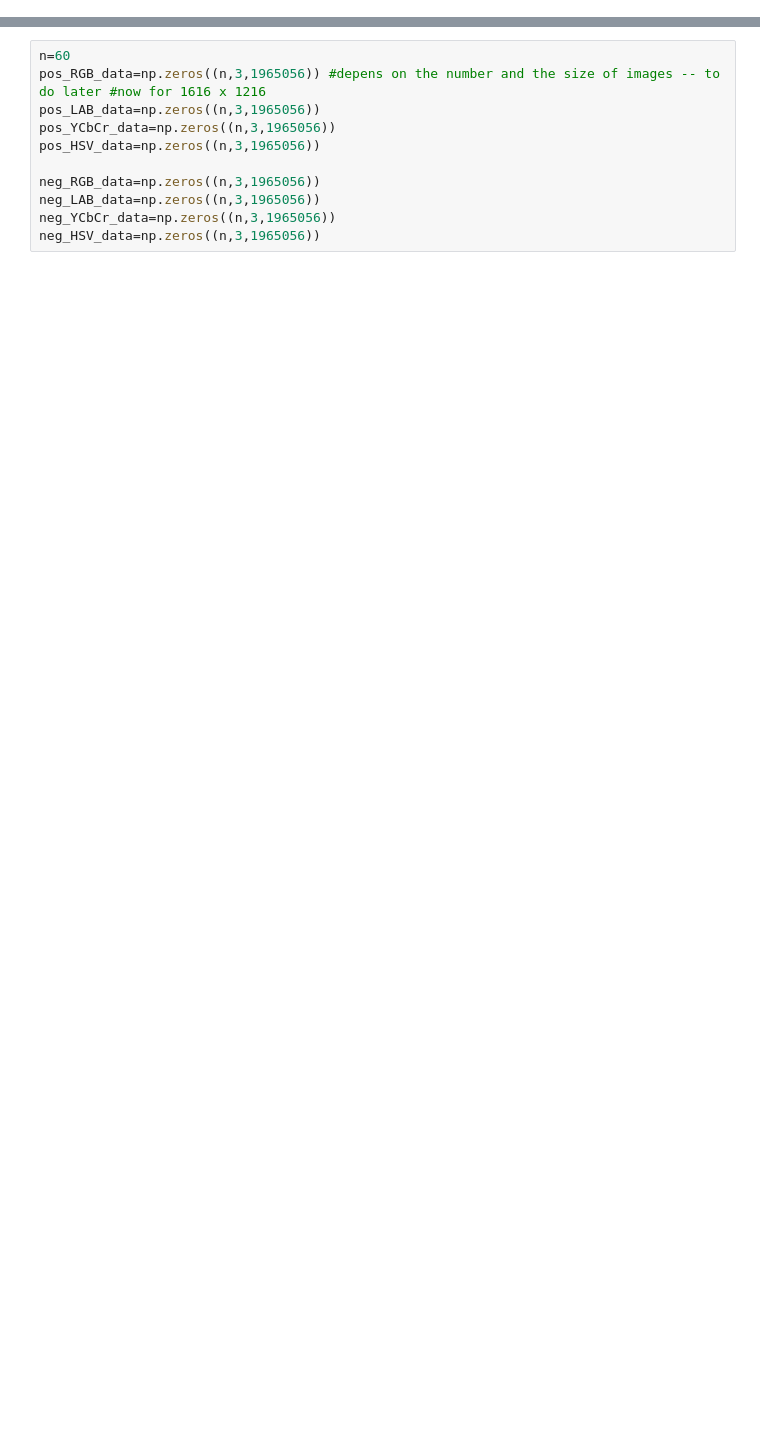
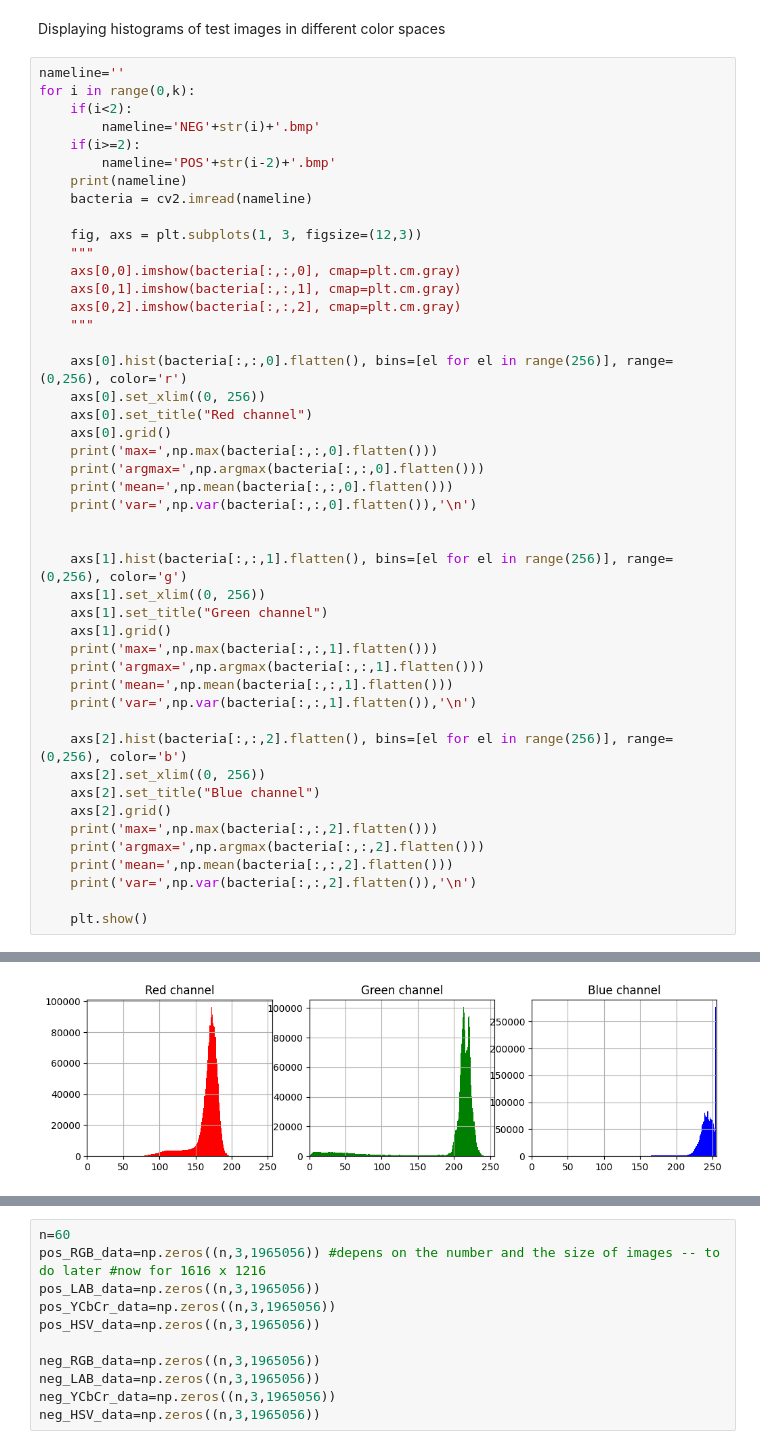
Before and after one commit to vrklkv/bacteria-classification, a Jupyter notebook: classification_research.ipynb, the cells around one changed output, grey strips where cells are left out. Cells and saved outputs as stored; diff of their text form; blank space fills up the shorter version.

```diff
--- a/classification_research.ipynb
+++ b/classification_research.ipynb
@@ -12,0 +37,49 @@ import cv2
+# %% [markdown]
+Displaying histograms of test images in different color spaces
+# %%
+nameline=''
+for i in range(0,k):
+    if(i<2):
+        nameline='NEG'+str(i)+'.bmp'
+    if(i>=2):
+        nameline='POS'+str(i-2)+'.bmp'
+    print(nameline)
+    bacteria = cv2.imread(nameline)
+
+    fig, axs = plt.subplots(1, 3, figsize=(12,3))
+    """
+    axs[0,0].imshow(bacteria[:,:,0], cmap=plt.cm.gray)
+    axs[0,1].imshow(bacteria[:,:,1], cmap=plt.cm.gray)
+    axs[0,2].imshow(bacteria[:,:,2], cmap=plt.cm.gray)
+    """
+
+    axs[0].hist(bacteria[:,:,0].flatten(), bins=[el for el in range(256)], range=(0,256), color='r')
+    axs[0].set_xlim((0, 256))
+    axs[0].set_title("Red channel")
+    axs[0].grid()
+    print('max=',np.max(bacteria[:,:,0].flatten()))
+    print('argmax=',np.argmax(bacteria[:,:,0].flatten()))
+    print('mean=',np.mean(bacteria[:,:,0].flatten()))
+    print('var=',np.var(bacteria[:,:,0].flatten()),'\n')
+
+
+    axs[1].hist(bacteria[:,:,1].flatten(), bins=[el for el in range(256)], range=(0,256), color='g')
+    axs[1].set_xlim((0, 256))
+    axs[1].set_title("Green channel")
+    axs[1].grid()
+    print('max=',np.max(bacteria[:,:,1].flatten()))
+    print('argmax=',np.argmax(bacteria[:,:,1].flatten()))
+    print('mean=',np.mean(bacteria[:,:,1].flatten()))
+    print('var=',np.var(bacteria[:,:,1].flatten()),'\n')
+
+    axs[2].hist(bacteria[:,:,2].flatten(), bins=[el for el in range(256)], range=(0,256), color='b')
+    axs[2].set_xlim((0, 256))
+    axs[2].set_title("Blue channel")
+    axs[2].grid()
+    print('max=',np.max(bacteria[:,:,2].flatten()))
+    print('argmax=',np.argmax(bacteria[:,:,2].flatten()))
+    print('mean=',np.mean(bacteria[:,:,2].flatten()))
+    print('var=',np.var(bacteria[:,:,2].flatten()),'\n')
+
+    plt.show()
+# %% [output]
@@ -12,0 +101 @@ import cv2
+[figure, added]
```
Also changed, not shown: parts of 16 cells of this notebook.
